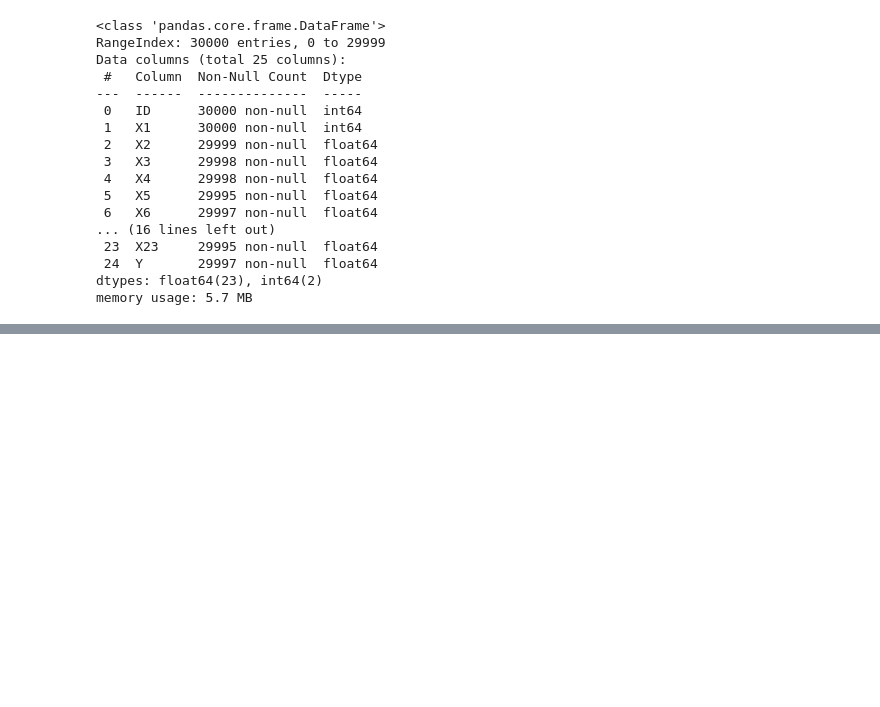
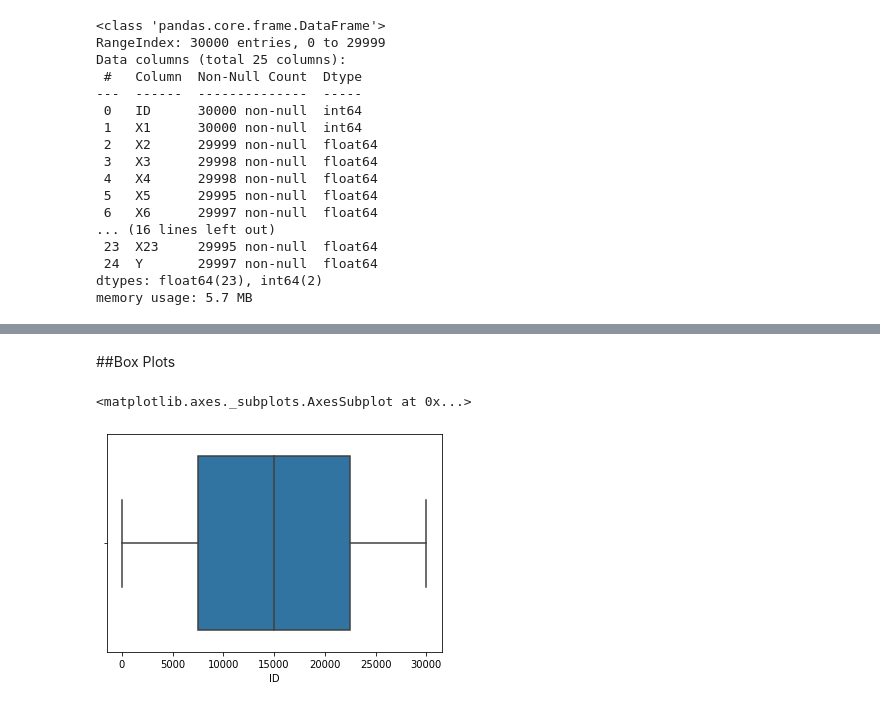
Before and after one commit to PosgradoMNA/actividades-de-aprendizaje-HumbertoLozano, a Jupyter notebook: DataAnalysisWithPython_HumbertoLozano.ipynb, the cells around one changed output, grey strips where cells are left out. Saved outputs shown, nothing was run; the diff lists cells and outputs as text; code cells hidden in the pictures; blank space fills up the shorter version.

```diff
--- a/DataAnalysisWithPython_HumbertoLozano.ipynb
+++ b/DataAnalysisWithPython_HumbertoLozano.ipynb
@@ -127,0 +137,3 @@ memory usage: 5.7 MB
+# %%
+df.dropna(subset=['X1'], axis=0, inplace=True) # Para modificar el dataframe utilizamos inplace=True
+df                                             # Sin esta instrucción df no se modificará
@@ -127,0 +313,6 @@ memory usage: 5.7 MB
+# %%
+df_count = df.copy()
+Count_variable = df_count['X1'].value_counts()
+Count_variable = df_count.rename(columns={'X1':'Value_count'})
+Count_variable.index.name= 'Counted'
+Count_variable
@@ -127,0 +334,9 @@ memory usage: 5.7 MB
+# %% [markdown]
+##Box Plots
+# %%
+import seaborn as sns
+
+sns.boxplot(x= 'ID',data=df_count)
+# %% [output]
+<matplotlib.axes._subplots.AxesSubplot at 0x...>
+[figure, added]
```
Also changed, not shown: parts of 61 cells of this notebook.
